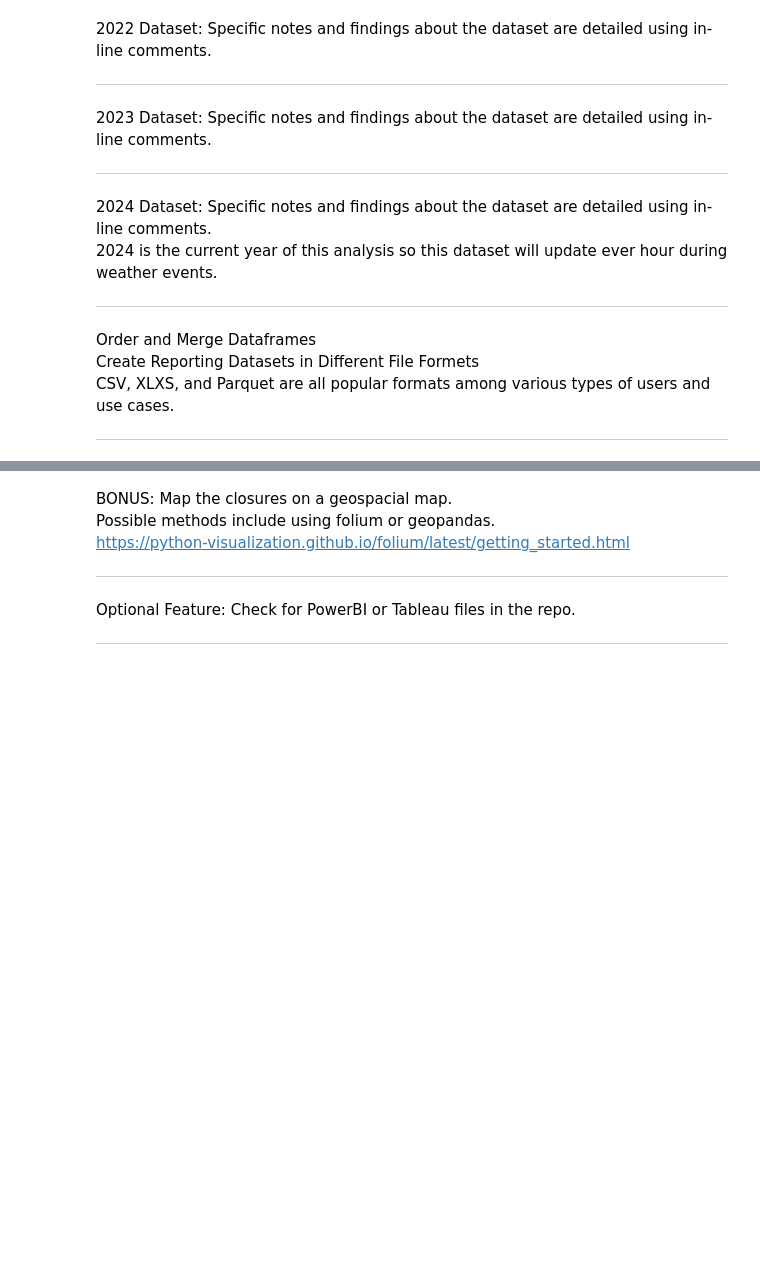
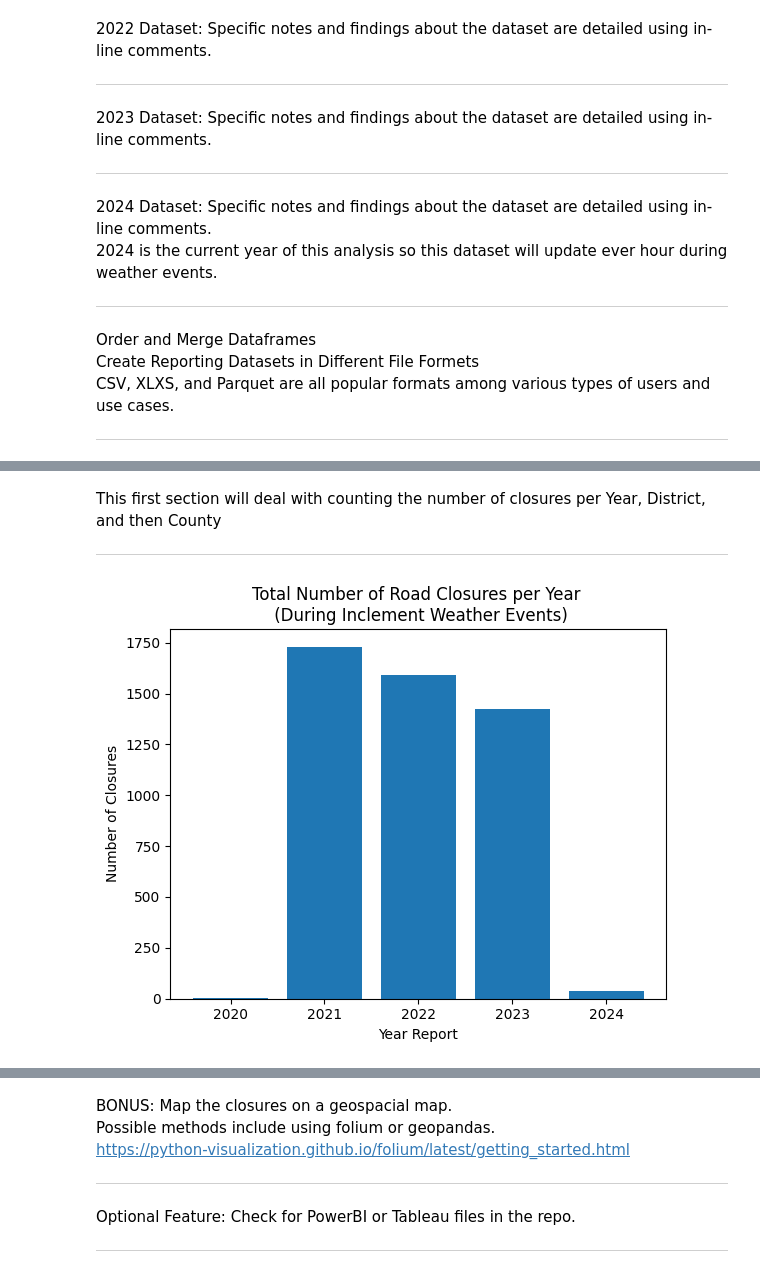
Before and after one commit to chrislambert-ky/analysis-ky-roadclosures, a Jupyter notebook: analysis-kytc-roadclosures.ipynb, the cells around one changed output, grey strips where cells are left out. Cells and saved outputs as stored; diff of their text form; code cells hidden in the pictures; blank space fills up the shorter version.

```diff
--- a/analysis-kytc-roadclosures.ipynb
+++ b/analysis-kytc-roadclosures.ipynb
@@ -78,7 +80,9 @@ df2021 = df2021.drop('Route_Link', axis=1)
 #I need to clean that before I can calculate the duration.
 #I also noticed that the 'Comments' column contains line breaks.
 df2021['End_Date'] = df2021['End_Date'].str.replace('+00:00', '')
-df2021['Duration_Default'] = pd.to_datetime(df2021['End_Date']) - pd.to_datetime(df2021['Reported_On'])
+df2021['Reported_On'] = pd.to_datetime(df2021['Reported_On'])
+df2021['End_Date'] = pd.to_datetime(df2021['End_Date'])
+df2021['Duration_Default'] = (df2021['End_Date']) - (df2021['Reported_On'])
 df2021['Duration_Hours'] = (df2021['Duration_Default'].dt.total_seconds() / 3600).round(4)
 df2021['Comments'] = df2021['Comments'].replace(r'[\r\n]+', ' ', regex=True) #removing line breaks from the comments column.
 order=['District','County','Route','Road_Name','Begin_MP','End_MP','Comments','Reported_On','End_Date','latitude','longitude','Duration_Default','Duration_Hours']
@@ -116,7 +120,9 @@ df2022 = df2022.drop('Route_Link', axis=1)
 #Since it will not cause any harm to the data, I am keeping the str.replace.
 #I also noticed that the 'Comments' column contains line breaks.
 df2022['End_Date'] = df2022['End_Date'].str.replace('+00:00', '')
-df2022['Duration_Default'] = pd.to_datetime(df2022['End_Date']) - pd.to_datetime(df2022['Reported_On'])
+df2022['Reported_On'] = pd.to_datetime(df2021['Reported_On'])
+df2022['End_Date'] = pd.to_datetime(df2021['End_Date'])
+df2022['Duration_Default'] = (df2022['End_Date']) - (df2022['Reported_On'])
 df2022['Duration_Hours'] = (df2022['Duration_Default'].dt.total_seconds() / 3600).round(4)
 df2022['Comments'] = df2022['Comments'].replace(r'[\r\n]+', ' ', regex=True) #removing line breaks from the comments column.
 
@@ -156,7 +162,9 @@ df2023 = df2023.drop('Route_Link', axis=1)
 #The reported_on time and the end_date are the same from the previous dataset.  No changes are needed.
 #I also noticed that the 'Comments' column contains line breaks.
 df2023['End_Date'] = df2023['End_Date'].str.replace('+00:00', '')
-df2023['Duration_Default'] = pd.to_datetime(df2023['End_Date']) - pd.to_datetime(df2023['Reported_On'])
+df2023['Reported_On'] = pd.to_datetime(df2023['Reported_On'])
+df2023['End_Date'] = pd.to_datetime(df2023['End_Date'])
+df2023['Duration_Default'] = (df2023['End_Date']) - (df2023['Reported_On'])
 df2023['Duration_Hours'] = (df2023['Duration_Default'].dt.total_seconds() / 3600).round(4)
 df2023['Comments'] = df2023['Comments'].replace(r'[\r\n]+', ' ', regex=True) #removing line breaks from the comments column.
 
@@ -194,7 +202,9 @@ df2024 = df2024.drop('Route_Link', axis=1)
 #The reported_on time and the end_date are the same timestamps but I'm keeping the strip code in just in case.
 #I also noticed that the 'Comments' column contains line breaks.
 df2024['End_Date'] = df2024['End_Date'].str.replace('+00:00', '')
-df2024['Duration_Default'] = pd.to_datetime(df2024['End_Date']) - pd.to_datetime(df2024['Reported_On'])
+df2024['Reported_On'] = pd.to_datetime(df2024['Reported_On'])
+df2024['End_Date'] = pd.to_datetime(df2024['End_Date'])
+df2024['Duration_Default'] = (df2024['End_Date']) - (df2024['Reported_On'])
 df2024['Duration_Hours'] = (df2024['Duration_Default'].dt.total_seconds() / 3600).round(4)
 df2024['Comments'] = df2024['Comments'].replace(r'[\r\n]+', ' ', regex=True) #removing line breaks from the comments column.
 
@@ -262,0 +285,19 @@ Develop Visualizations (matplotlib)
+# %% [markdown]
+This first section will deal with counting the number of closures per Year, District, and then County
+
+---
+# %%
+#Extract the year from "Reported_On" value to use on the plot.
+df['Year'] = df['Reported_On'].dt.year
+
+#Count the number of closures per year
+closure_counts = df['Year'].value_counts()
+
+# Plot the data
+plt.bar(closure_counts.index, closure_counts.values)
+plt.xlabel('Year Report')
+plt.ylabel('Number of Closures')
+plt.title('Total Number of Road Closures per Year \n (During Inclement Weather Events)') #ading the \n forces a line break in the title.
+plt.show()
+# %% [output]
+[figure, added]
```
Also changed, not shown: parts of 16 cells of this notebook, 7 other files.
